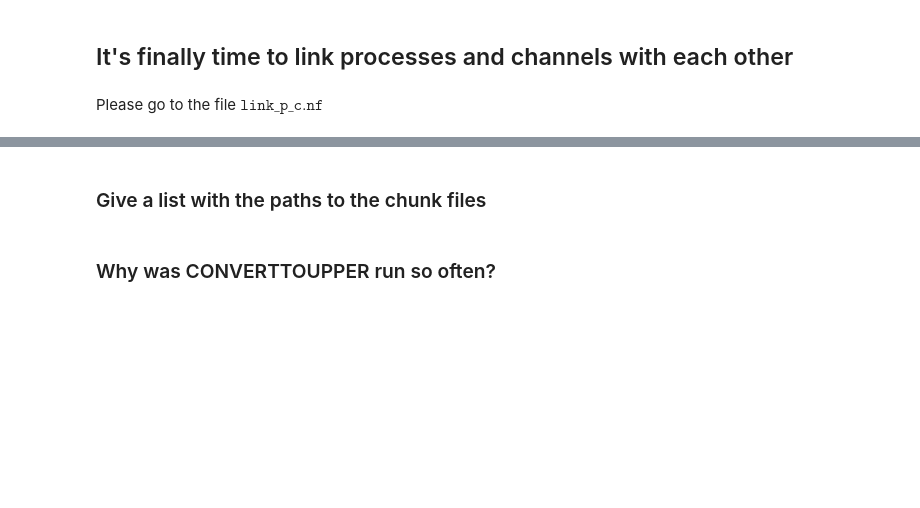
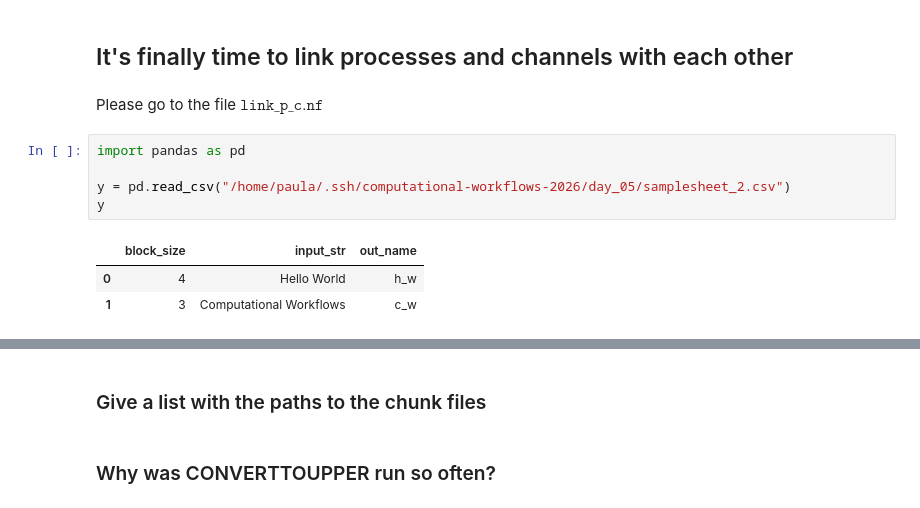
Before and after one commit to paula2701/computational-workflows-2026, a Jupyter notebook: day_05/day_05.ipynb, the cells around one changed output, grey strips where cells are left out. Saved outputs shown, nothing was run; the diff lists cells and outputs as text; blank space fills up the shorter version.

```diff
--- a/day_05/day_05.ipynb
+++ b/day_05/day_05.ipynb
@@ -282,5 +592,14 @@ Also, we will come back to samplesheets which from the past days.
 ## It's finally time to link processes and channels with each other
 # %% [markdown]
 Please go to the file $\texttt{link\_p\_c.nf}$
+# %%
+import pandas as pd
+
+y = pd.read_csv("/home/paula/.ssh/computational-workflows-2026/day_05/samplesheet_2.csv")
+y
+# %% [output]
+|  | block_size | input_str | out_name |
+| 0 | 4 | Hello World | h_w |
+| 1 | 3 | Computational Workflows | c_w |
 # %%
 !nextflow run link_p_c.nf
```
Also changed, not shown: parts of 36 cells of this notebook, 4 other files.
